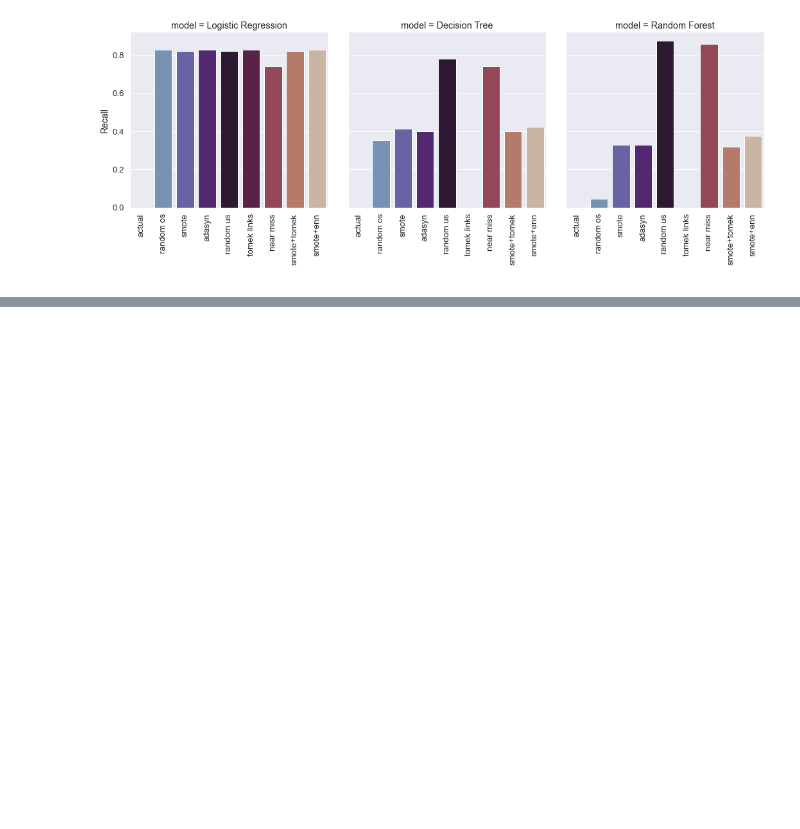
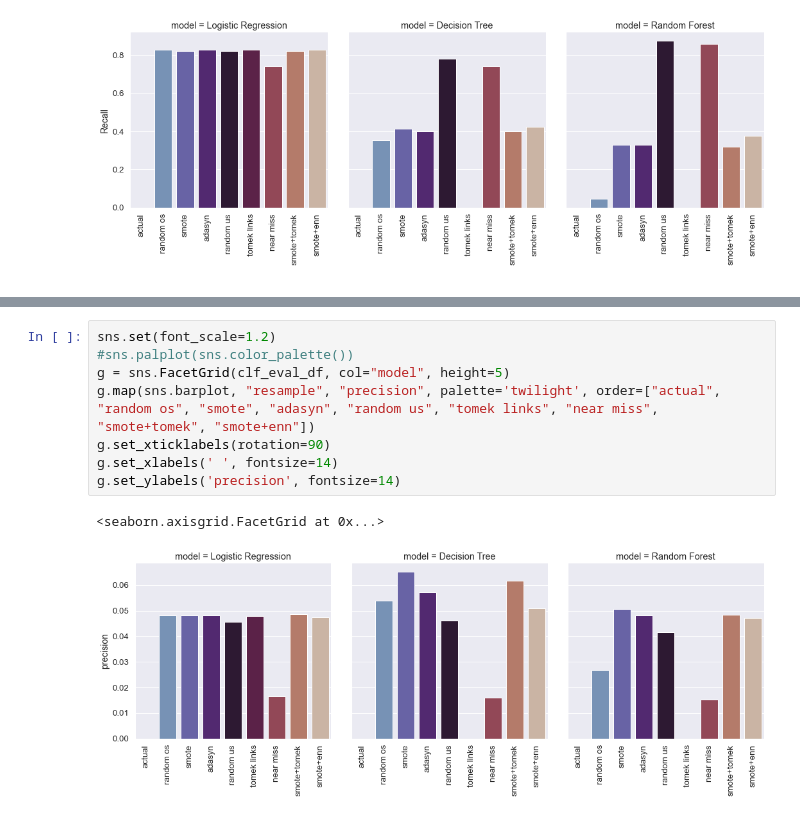
Before and after one commit to Pehu2906/Imbalanced-Data-Analysis, a Jupyter notebook: Cerebral Stroke/Cerebral Stroke.ipynb, the cells around one changed output, grey strips where cells are left out. Drawn from its saved outputs; the diff is of its cells as text; blank space fills up the shorter version.

```diff
--- a/Cerebral Stroke/Cerebral Stroke.ipynb
+++ b/Cerebral Stroke/Cerebral Stroke.ipynb
@@ -1540,0 +1563,11 @@ g.set_ylabels('Recall', fontsize=14)
+# %%
+sns.set(font_scale=1.2)
+#sns.palplot(sns.color_palette())
+g = sns.FacetGrid(clf_eval_df, col="model", height=5)
+g.map(sns.barplot, "resample", "precision", palette='twilight', order=["actual", "random os", "smote", "adasyn", "random us", "tomek links", "near miss", "smote+tomek", "smote+enn"])
+g.set_xticklabels(rotation=90)
+g.set_xlabels(' ', fontsize=14)
+g.set_ylabels('precision', fontsize=14)
+# %% [output]
+<seaborn.axisgrid.FacetGrid at 0x...>
+[figure, added]
```
Also changed, not shown: parts of 2 cells of this notebook.
